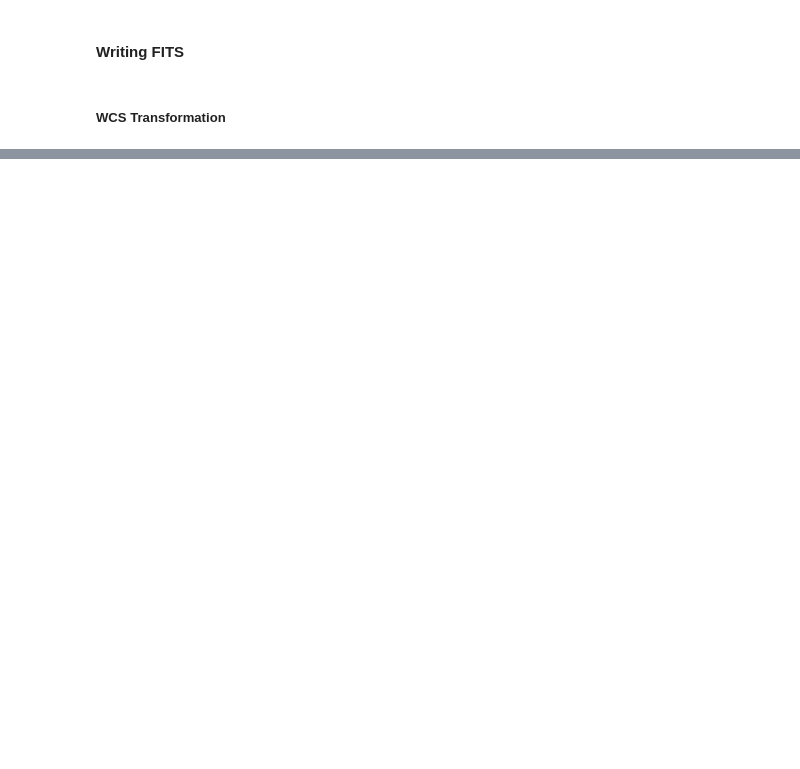
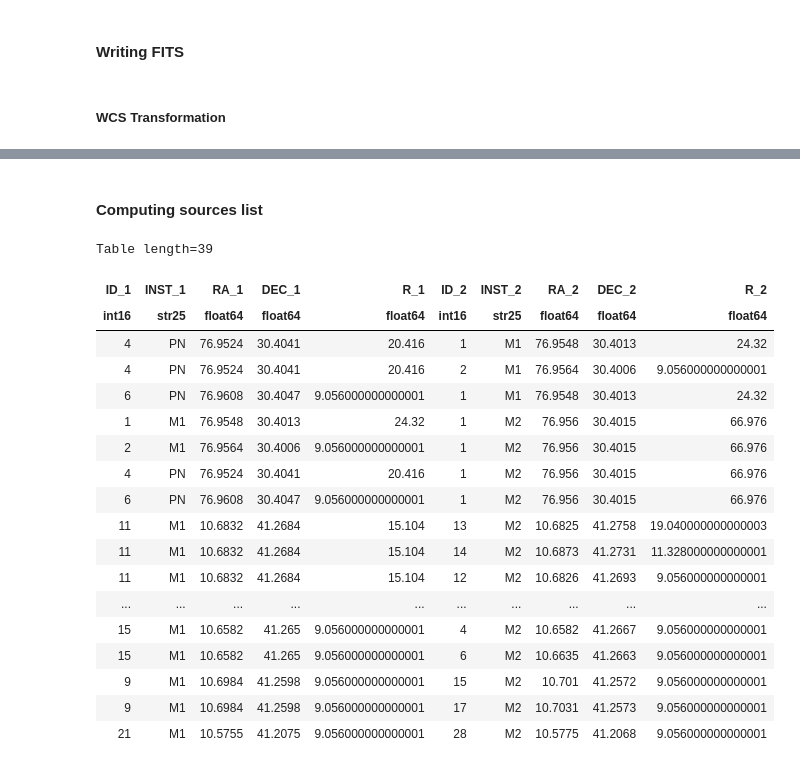
Before and after one commit to FlorentXIFU/EXOD, a Jupyter notebook: scripts/detectorMOS.ipynb, the cells around one changed output, grey strips where cells are left out. Drawn from its saved outputs; the diff is of its cells as text; code cells hidden in the pictures; blank space fills up the shorter version.

Commit message:
correlation

```diff
--- a/scripts/detectorMOS.ipynb
+++ b/scripts/detectorMOS.ipynb
@@ -462,0 +343,2 @@ the RADECSYS keyword is deprecated, use RADESYSa. [astropy.wcs.wcs]
+# %% [markdown]
+#### Computing sources list
@@ -462,0 +352,27 @@ the RADECSYS keyword is deprecated, use RADESYSa. [astropy.wcs.wcs]
+# %%
+corr_table = Table(names=('ID_1', 'INST_1', 'RA_1', 'DEC_1', 'R_1','ID_2', 'INST_2', 'RA_2', 'DEC_2', 'R_2')\
+                   , dtype=('i2', 'U25', 'f8', 'f8', 'f8','i2', 'U25', 'f8', 'f8', 'f8'))
+# %%
+check_correlation(src_PN, src_M1, corr_table)
+check_correlation(src_M1, src_M2, corr_table)
+check_correlation(src_PN, src_M2, corr_table)
+# %% [output]
+Table length=39
+| ID_1 | INST_1 | RA_1 | DEC_1 | R_1 | ID_2 | INST_2 | RA_2 | DEC_2 | R_2 |
+| int16 | str25 | float64 | float64 | float64 | int16 | str25 | float64 | float64 | float64 |
+| 4 | PN | 76.9524 | 30.4041 | 20.416 | 1 | M1 | 76.9548 | 30.4013 | 24.32 |
+| 4 | PN | 76.9524 | 30.4041 | 20.416 | 2 | M1 | 76.9564 | 30.4006 | 9.056000000000001 |
+| 6 | PN | 76.9608 | 30.4047 | 9.056000000000001 | 1 | M1 | 76.9548 | 30.4013 | 24.32 |
+| 1 | M1 | 76.9548 | 30.4013 | 24.32 | 1 | M2 | 76.956 | 30.4015 | 66.976 |
+| 2 | M1 | 76.9564 | 30.4006 | 9.056000000000001 | 1 | M2 | 76.956 | 30.4015 | 66.976 |
+| 4 | PN | 76.9524 | 30.4041 | 20.416 | 1 | M2 | 76.956 | 30.4015 | 66.976 |
+| 6 | PN | 76.9608 | 30.4047 | 9.056000000000001 | 1 | M2 | 76.956 | 30.4015 | 66.976 |
+| 11 | M1 | 10.6832 | 41.2684 | 15.104 | 13 | M2 | 10.6825 | 41.2758 | 19.040000000000003 |
+| 11 | M1 | 10.6832 | 41.2684 | 15.104 | 14 | M2 | 10.6873 | 41.2731 | 11.328000000000001 |
+| 11 | M1 | 10.6832 | 41.2684 | 15.104 | 12 | M2 | 10.6826 | 41.2693 | 9.056000000000001 |
+| ... | ... | ... | ... | ... | ... | ... | ... | ... | ... |
+| 15 | M1 | 10.6582 | 41.265 | 9.056000000000001 | 4 | M2 | 10.6582 | 41.2667 | 9.056000000000001 |
+| 15 | M1 | 10.6582 | 41.265 | 9.056000000000001 | 6 | M2 | 10.6635 | 41.2663 | 9.056000000000001 |
+| 9 | M1 | 10.6984 | 41.2598 | 9.056000000000001 | 15 | M2 | 10.701 | 41.2572 | 9.056000000000001 |
+| 9 | M1 | 10.6984 | 41.2598 | 9.056000000000001 | 17 | M2 | 10.7031 | 41.2573 | 9.056000000000001 |
+| 21 | M1 | 10.5755 | 41.2075 | 9.056000000000001 | 28 | M2 | 10.5775 | 41.2068 | 9.056000000000001 |
```
Also changed, not shown: parts of 63 cells of this notebook, 8 other files.
